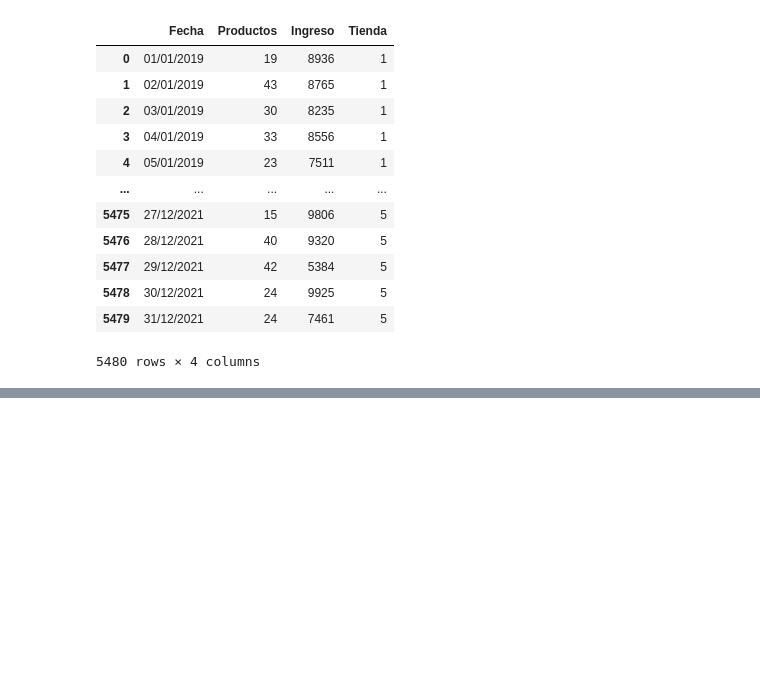
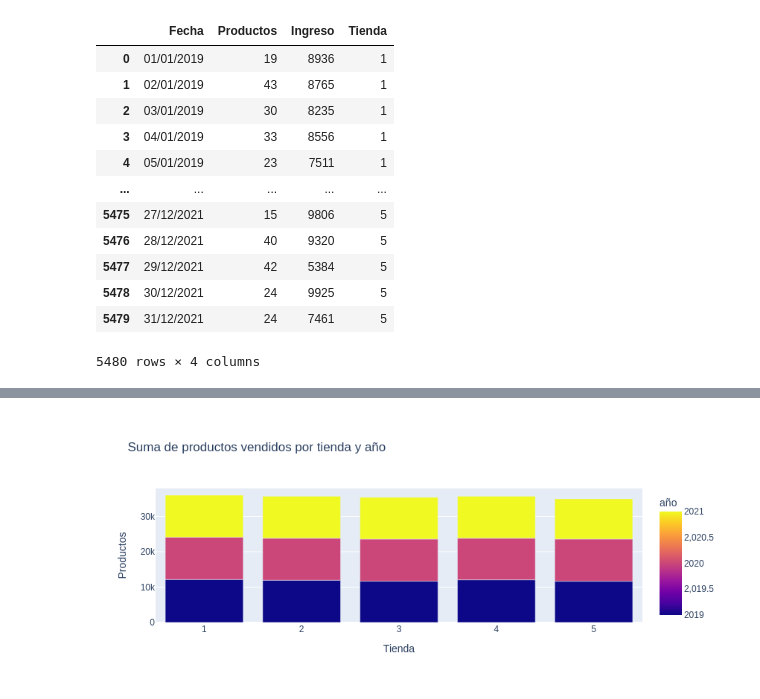
Before and after one commit to nacholandin/informe-ventas, a Jupyter notebook: Informe.ipynb, the cells around one changed output, grey strips where cells are left out. Saved outputs shown, nothing was run; the diff lists cells and outputs as text; code cells hidden in the pictures; blank space fills up the shorter version.

```diff
--- a/Informe.ipynb
+++ b/Informe.ipynb
@@ -20,0 +122,5 @@ df
+# %%
+fig2 = px.bar(productos_por_tienda_año, x='Tienda', y='Productos', color='año', title='Suma de productos vendidos por tienda y año')
+fig2.show()
+# %% [output]
+[figure, added]
```
Also changed, not shown: parts of 21 cells of this notebook, 1 other file.
